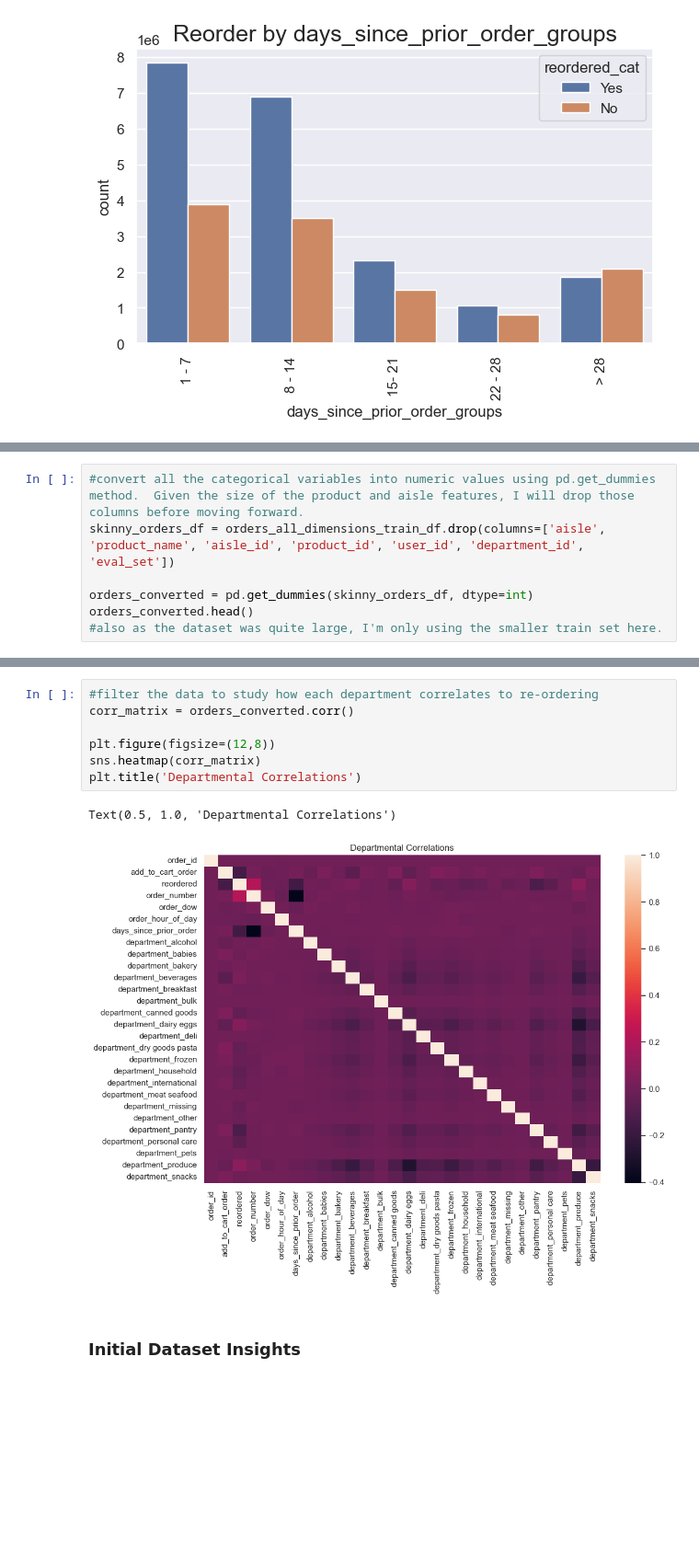
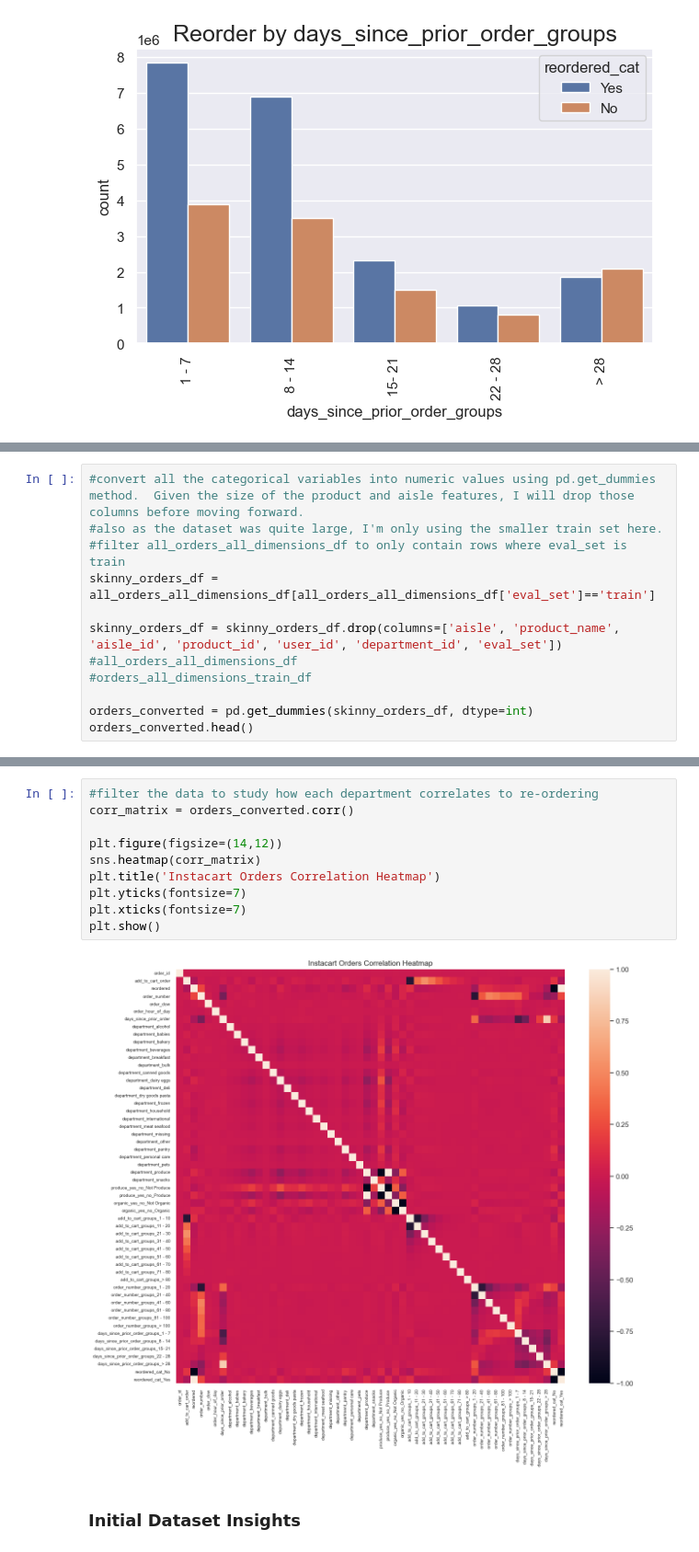
Before and after one commit to lmgaines30/Instacart_Customer_Basket_Analysis, a Jupyter notebook: notebooks/02.1_Instacart_EDA_part2.ipynb, the cells around one changed output, grey strips where cells are left out. Shown at 92% size. Cells and saved outputs as stored; diff of their text form; blank space fills up the shorter version.

```diff
--- a/notebooks/02.1_Instacart_EDA_part2.ipynb
+++ b/notebooks/02.1_Instacart_EDA_part2.ipynb
@@ -372,10 +435,15 @@ plt.tight_layout()
 # %%
 #convert all the categorical variables into numeric values using pd.get_dummies method.  Given the size of the product and aisle features, I will drop those columns before moving forward.
-skinny_orders_df = orders_all_dimensions_train_df.drop(columns=['aisle', 'product_name', 'aisle_id', 'product_id', 'user_id', 'department_id', 'eval_set'])
+#also as the dataset was quite large, I'm only using the smaller train set here.
+#filter all_orders_all_dimensions_df to only contain rows where eval_set is train
+skinny_orders_df = all_orders_all_dimensions_df[all_orders_all_dimensions_df['eval_set']=='train']
+
+skinny_orders_df = skinny_orders_df.drop(columns=['aisle', 'product_name', 'aisle_id', 'product_id', 'user_id', 'department_id', 'eval_set'])
+#all_orders_all_dimensions_df
+#orders_all_dimensions_train_df
 
 orders_converted = pd.get_dummies(skinny_orders_df, dtype=int)
 orders_converted.head()
-#also as the dataset was quite large, I'm only using the smaller train set here.
 # %% [output]
 |  | order_id | add_to_cart_order | reordered | order_number | order_dow | order_hour_of_day | ... |
 | 0 | 1 | 1 | 1 | 4 | 4 | 10 | ... |
@@ -419,13 +507,15 @@ plt.show()
 # %%
 #filter the data to study how each department correlates to re-ordering
 corr_matrix = orders_converted.corr()
 
-plt.figure(figsize=(12,8))
+plt.figure(figsize=(14,12))
 sns.heatmap(corr_matrix)
-plt.title('Departmental Correlations')
+plt.title('Instacart Orders Correlation Heatmap')
+plt.yticks(fontsize=7)
+plt.xticks(fontsize=7)
+plt.show()
 # %% [output]
-Text(0.5, 1.0, 'Departmental Correlations')
-[figure, old version]
+[figure, new version]
 # %% [markdown]
 ### Initial Dataset Insights ###
 # %% [markdown]
```
Also changed, not shown: parts of 19 cells of this notebook.
